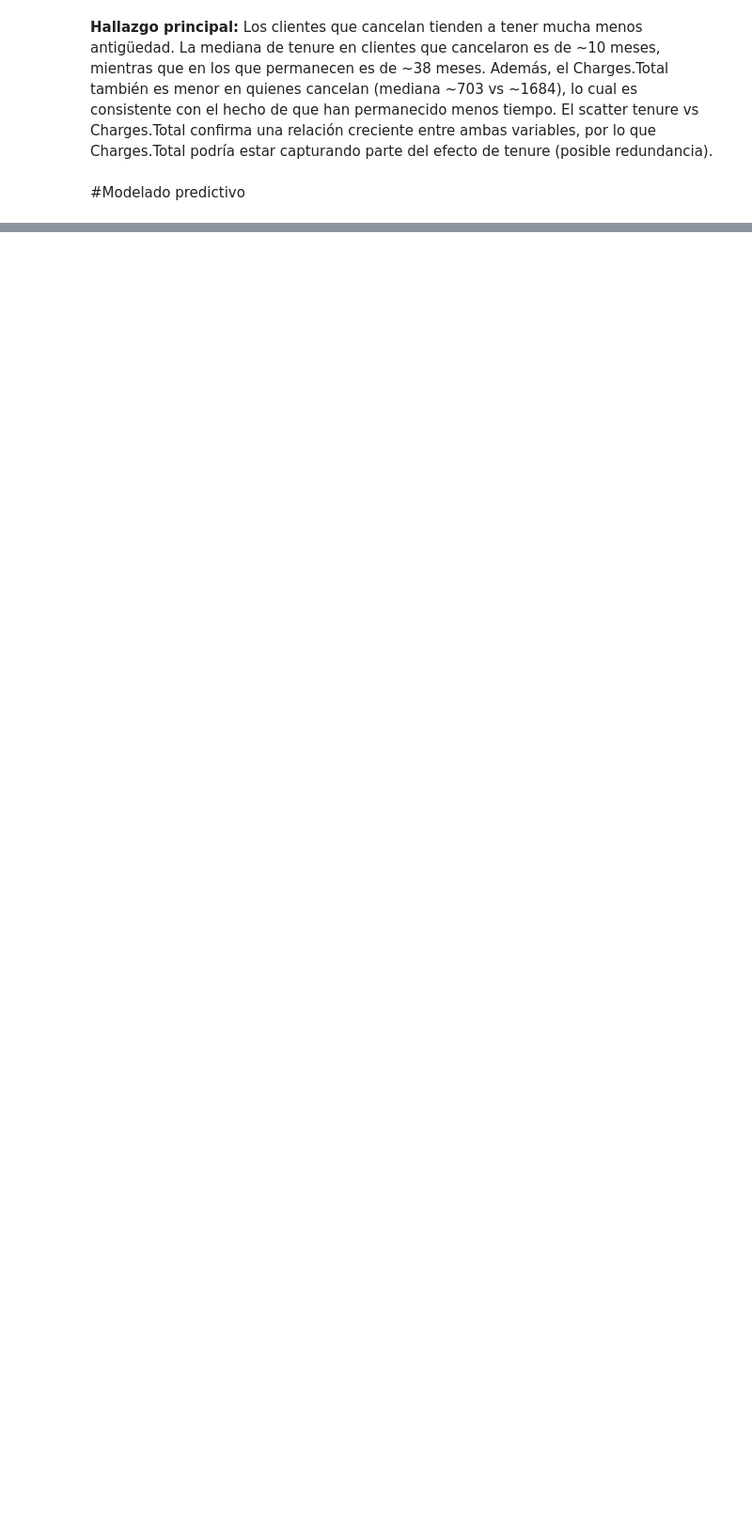
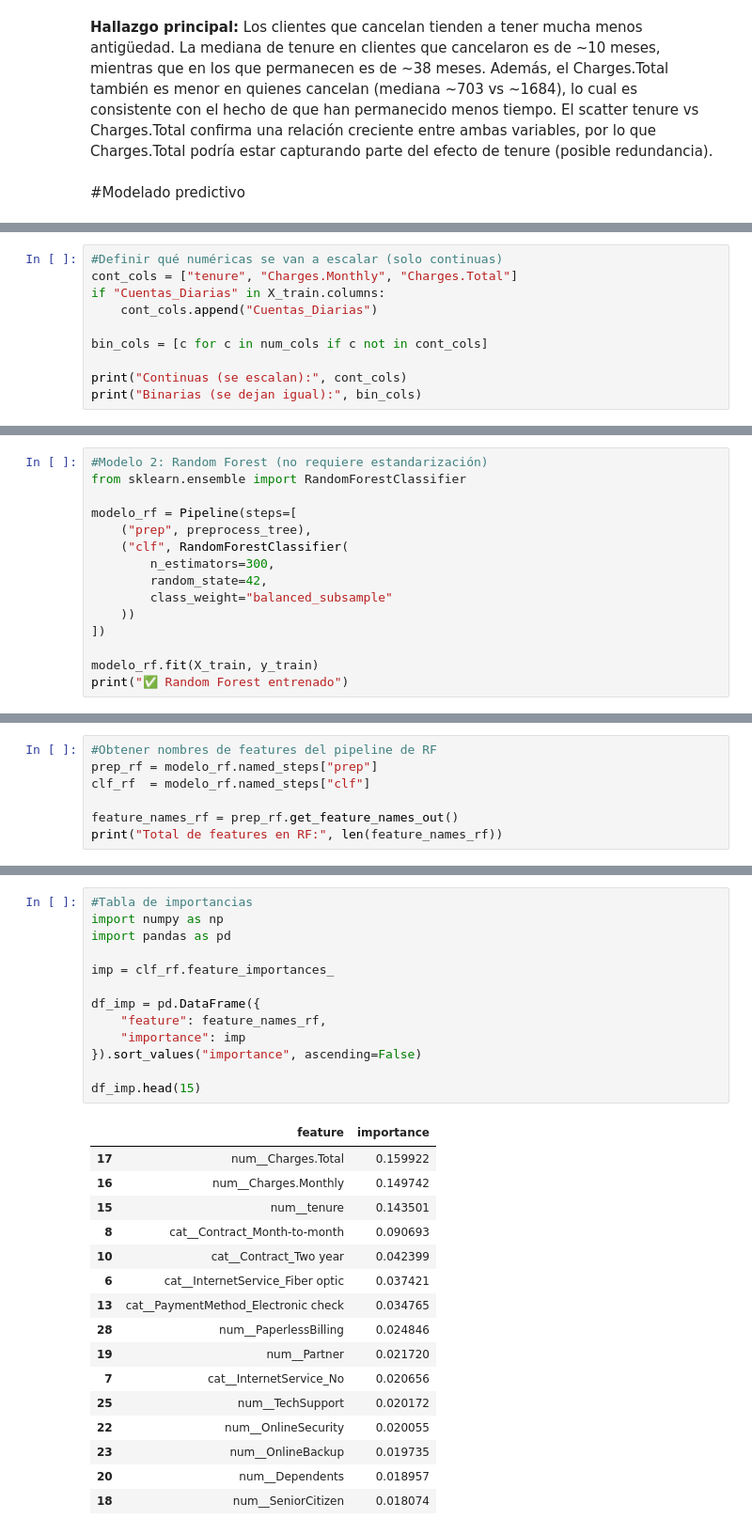
Before and after one commit to sergiotadeocmontoya-alt/challenge-telecomx-parte2-ml, a Jupyter notebook: TeleconXParte2_Sergio.ipynb, the cells around one changed output, grey strips where cells are left out. Shown at 94% size. Cells and saved outputs as stored; diff of their text form; blank space fills up the shorter version.

```diff
--- a/TeleconXParte2_Sergio.ipynb
+++ b/TeleconXParte2_Sergio.ipynb
@@ -623,0 +687,10 @@ El scatter tenure vs Charges.Total confirma una relación creciente entre ambas
+# %%
+#Definir qué numéricas se van a escalar (solo continuas)
+cont_cols = ["tenure", "Charges.Monthly", "Charges.Total"]
+if "Cuentas_Diarias" in X_train.columns:
+    cont_cols.append("Cuentas_Diarias")
+
+bin_cols = [c for c in num_cols if c not in cont_cols]
+
+print("Continuas (se escalan):", cont_cols)
+print("Binarias (se dejan igual):", bin_cols)
@@ -623,0 +738,15 @@ El scatter tenure vs Charges.Total confirma una relación creciente entre ambas
+# %%
+#Modelo 2: Random Forest (no requiere estandarización)
+from sklearn.ensemble import RandomForestClassifier
+
+modelo_rf = Pipeline(steps=[
+    ("prep", preprocess_tree),
+    ("clf", RandomForestClassifier(
+        n_estimators=300,
+        random_state=42,
+        class_weight="balanced_subsample"
+    ))
+])
+
+modelo_rf.fit(X_train, y_train)
+print("✅ Random Forest entrenado")
@@ -623,0 +945,7 @@ El scatter tenure vs Charges.Total confirma una relación creciente entre ambas
+# %%
+#Obtener nombres de features del pipeline de RF
+prep_rf = modelo_rf.named_steps["prep"]
+clf_rf  = modelo_rf.named_steps["clf"]
+
+feature_names_rf = prep_rf.get_feature_names_out()
+print("Total de features en RF:", len(feature_names_rf))
@@ -623,0 +954,30 @@ El scatter tenure vs Charges.Total confirma una relación creciente entre ambas
+# %%
+#Tabla de importancias
+import numpy as np
+import pandas as pd
+
+imp = clf_rf.feature_importances_
+
+df_imp = pd.DataFrame({
+    "feature": feature_names_rf,
+    "importance": imp
+}).sort_values("importance", ascending=False)
+
+df_imp.head(15)
+# %% [output]
+|  | feature | importance |
+| 17 | num__Charges.Total | 0.159922 |
+| 16 | num__Charges.Monthly | 0.149742 |
+| 15 | num__tenure | 0.143501 |
+| 8 | cat__Contract_Month-to-month | 0.090693 |
+| 10 | cat__Contract_Two year | 0.042399 |
+| 6 | cat__InternetService_Fiber optic | 0.037421 |
+| 13 | cat__PaymentMethod_Electronic check | 0.034765 |
+| 28 | num__PaperlessBilling | 0.024846 |
+| 19 | num__Partner | 0.021720 |
+| 7 | cat__InternetService_No | 0.020656 |
+| 25 | num__TechSupport | 0.020172 |
+| 22 | num__OnlineSecurity | 0.020055 |
+| 23 | num__OnlineBackup | 0.019735 |
+| 20 | num__Dependents | 0.018957 |
+| 18 | num__SeniorCitizen | 0.018074 |
```
Also changed, not shown: parts of 26 cells of this notebook.
